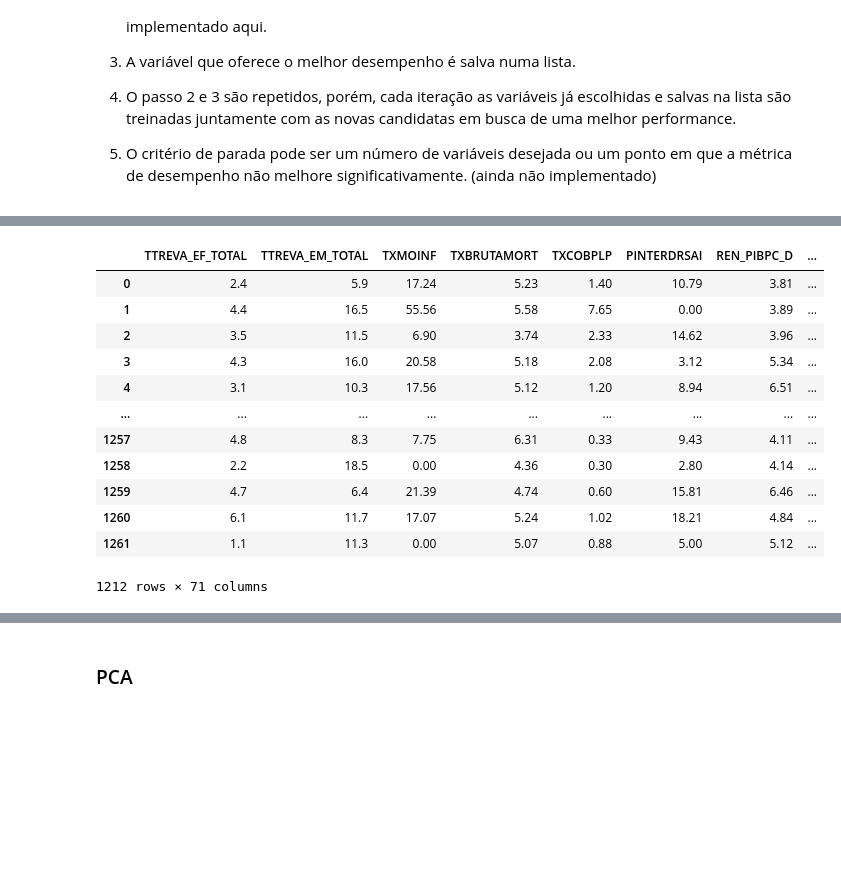
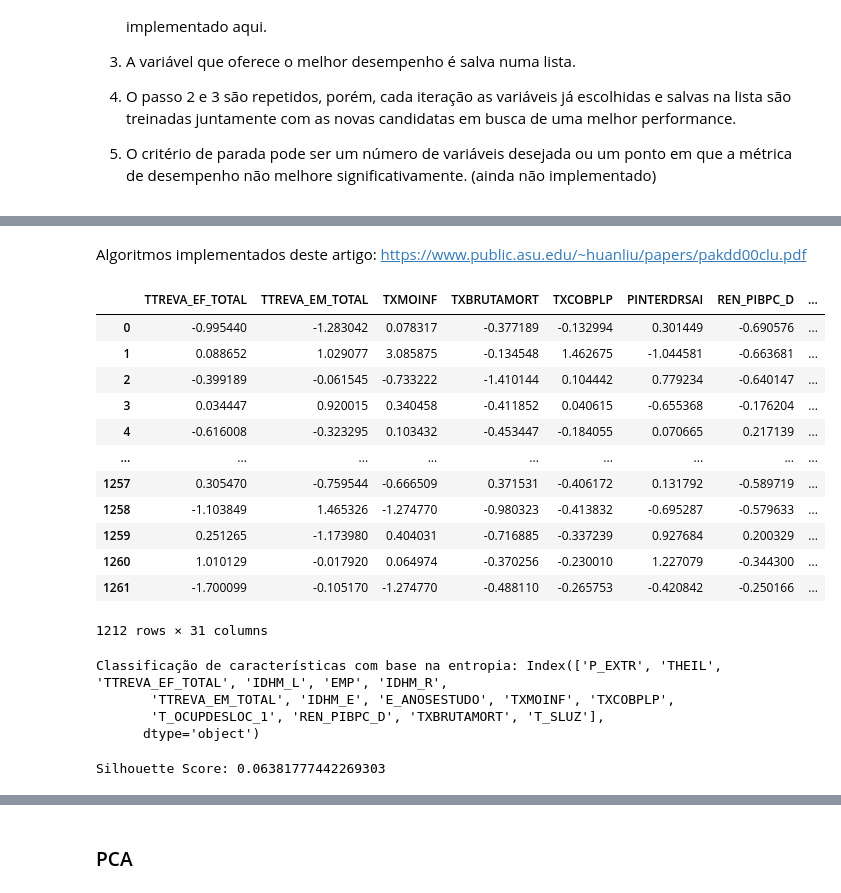
Before and after one commit to IvonLuiz/BCGX_challenge_2023, a Jupyter notebook: code.ipynb, the cells around one changed output, grey strips where cells are left out. Saved outputs shown, nothing was run; the diff lists cells and outputs as text; code cells hidden in the pictures; blank space fills up the shorter version.

Commit message:
algoritmos de feature importance e analises

```diff
--- a/code.ipynb
+++ b/code.ipynb
@@ -148,0 +189,19 @@ merged_municipios_df
+# %%
+# Normalizando dados brutos (ex: PEA - Numero de população economicamente ativa)
+features_to_normalize = ['PEA', 'PEA1014', 'PEA1517', 'PEA18M']
+for feature in features_to_normalize:
+    merged_municipios_df[feature] = merged_municipios_df[feature].values / merged_municipios_df['POP_TOT'].values
+
+# _mean = merged_municipios_df['RPOB'].values.mean()
+# _std = merged_municipios_df['RPOB'].values.std()
+
+# merged_municipios_df['RPOB'] = (merged_municipios_df['RPOB'].values - _mean)/_std
+
+# _mean = merged_municipios_df['P_AGRO'].values.mean()
+# _std = merged_municipios_df['P_AGRO'].values.std()
+
+# merged_municipios_df['P_AGRO'] = (merged_municipios_df['P_AGRO'].values - _mean)/_std
+
+
+
+merged_municipios_df
@@ -438,6 +518,8 @@ Features removed:
 # %%
 # Remove as features redundantes
-reduced_lowPop_df = data
+reduced_lowPop_df = lowPop_municipios_df.copy()
+for feature in remove_features:
+    reduced_lowPop_df.drop([feature], axis=1, inplace=True)
 reduced_lowPop_df
 # %% [output]
 |  | TTREVA_EF_TOTAL | TTREVA_EM_TOTAL | TXMOINF | TXBRUTAMORT | TXCOBPLP | PINTERDRSAI | REN_PIBPC_D | ... |
@@ -535,0 +650,2 @@ KernelInterrupted: Execution interrupted by the Jupyter kernel.
+# %% [markdown]
+Algoritmos implementados deste artigo: https://www.public.asu.edu/~huanliu/papers/pakdd00clu.pdf
@@ -536,18 +706,40 @@ KernelInterrupted: Execution interrupted by the Jupyter kernel.
 # %%
-# Array com features selecionadas para a clusterização
-lowPop_features_df = lowPop_municipios_df.drop(['codigo_ibge', 'nome', 'codigo_uf', 'UF', 'latitude', 'longitude', 'POP_TOT', 'cluster'], axis=1, inplace=False)
-lowPop_features_df
+# Preparação do dataframe para a otimização
+data = reduced_lowPop_df.drop(['codigo_ibge', 'nome', 'codigo_uf', 'UF', 'latitude', 'longitude', 'POP_TOT', 'cluster'], axis=1, inplace=False)
+data
 # %% [output]
 |  | TTREVA_EF_TOTAL | TTREVA_EM_TOTAL | TXMOINF | TXBRUTAMORT | TXCOBPLP | PINTERDRSAI | REN_PIBPC_D | ... |
-| 0 | 2.4 | 5.9 | 17.24 | 5.23 | 1.40 | 10.79 | 3.81 | ... |
-| 1 | 4.4 | 16.5 | 55.56 | 5.58 | 7.65 | 0.00 | 3.89 | ... |
-| 2 | 3.5 | 11.5 | 6.90 | 3.74 | 2.33 | 14.62 | 3.96 | ... |
-| 3 | 4.3 | 16.0 | 20.58 | 5.18 | 2.08 | 3.12 | 5.34 | ... |
-| 4 | 3.1 | 10.3 | 17.56 | 5.12 | 1.20 | 8.94 | 6.51 | ... |
+| 0 | -0.995440 | -1.283042 | 0.078317 | -0.377189 | -0.132994 | 0.301449 | -0.690576 | ... |
+| 1 | 0.088652 | 1.029077 | 3.085875 | -0.134548 | 1.462675 | -1.044581 | -0.663681 | ... |
+| 2 | -0.399189 | -0.061545 | -0.733222 | -1.410144 | 0.104442 | 0.779234 | -0.640147 | ... |
+| 3 | 0.034447 | 0.920015 | 0.340458 | -0.411852 | 0.040615 | -0.655368 | -0.176204 | ... |
+| 4 | -0.616008 | -0.323295 | 0.103432 | -0.453447 | -0.184055 | 0.070665 | 0.217139 | ... |
 | ... | ... | ... | ... | ... | ... | ... | ... | ... |
-| 1257 | 4.8 | 8.3 | 7.75 | 6.31 | 0.33 | 9.43 | 4.11 | ... |
-| 1258 | 2.2 | 18.5 | 0.00 | 4.36 | 0.30 | 2.80 | 4.14 | ... |
-| 1259 | 4.7 | 6.4 | 21.39 | 4.74 | 0.60 | 15.81 | 6.46 | ... |
-| 1260 | 6.1 | 11.7 | 17.07 | 5.24 | 1.02 | 18.21 | 4.84 | ... |
-| 1261 | 1.1 | 11.3 | 0.00 | 5.07 | 0.88 | 5.00 | 5.12 | ... |
+| 1257 | 0.305470 | -0.759544 | -0.666509 | 0.371531 | -0.406172 | 0.131792 | -0.589719 | ... |
+| 1258 | -1.103849 | 1.465326 | -1.274770 | -0.980323 | -0.413832 | -0.695287 | -0.579633 | ... |
+| 1259 | 0.251265 | -1.173980 | 0.404031 | -0.716885 | -0.337239 | 0.927684 | 0.200329 | ... |
+| 1260 | 1.010129 | -0.017920 | 0.064974 | -0.370256 | -0.230010 | 1.227079 | -0.344300 | ... |
+| 1261 | -1.700099 | -0.105170 | -1.274770 | -0.488110 | -0.265753 | -0.420842 | -0.250166 | ... |
-1212 rows × 71 columns
+1212 rows × 31 columns
+# %%
+ranked_features = rank_features(data.values)
+selected_columns = data.iloc[:, ranked_features[:15]]
+
+# Exiba a classificação das características
+print("Classificação de características com base na entropia:", selected_columns.columns)
+# %% [output]
+Classificação de características com base na entropia: Index(['P_EXTR', 'THEIL', 'TTREVA_EF_TOTAL', 'IDHM_L', 'EMP', 'IDHM_R',
+       'TTREVA_EM_TOTAL', 'IDHM_E', 'E_ANOSESTUDO', 'TXMOINF', 'TXCOBPLP',
+       'T_OCUPDESLOC_1', 'REN_PIBPC_D', 'TXBRUTAMORT', 'T_SLUZ'],
+      dtype='object')
+# %%
+data_array = data.values
+
+# Clusterização
+kmeans = KMeans(n_clusters=n_clusters, verbose=0, init='k-means++', max_iter=100)
+clusters = kmeans.fit_predict(data_array)
+centroids = kmeans.cluster_centers_
+
+print(f'Silhouette Score: {silhouette_score(data_array, clusters)}')
+# %% [output]
+Silhouette Score: 0.06381777442269303
```
Also changed, not shown: parts of 73 cells of this notebook.
